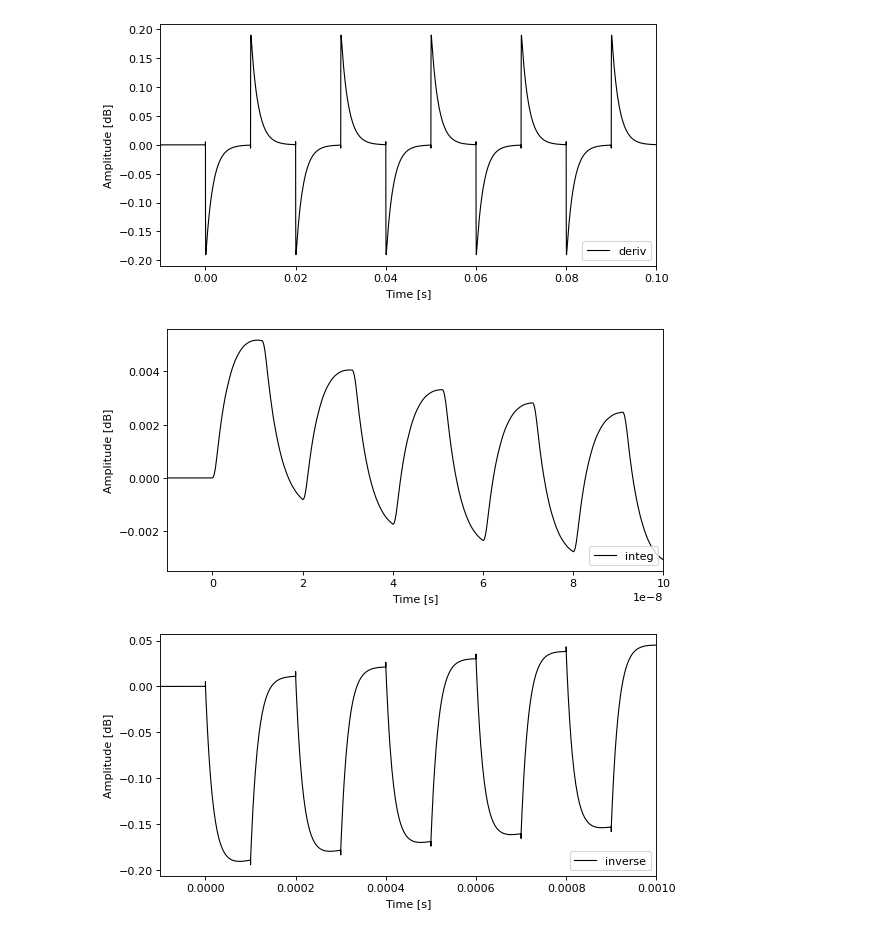
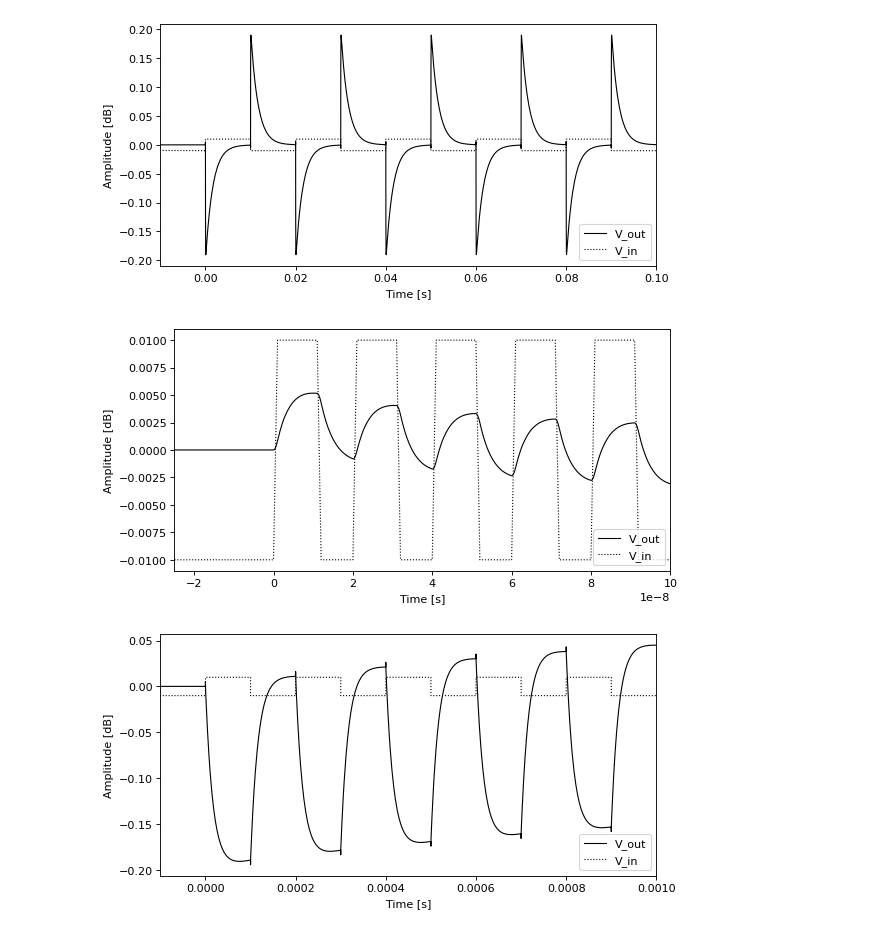
Before and after one commit to massanf/3Sexperiment, a Jupyter notebook: A2/graphing/step.ipynb, the cells around one changed output. Saved outputs shown, nothing was run; the diff lists cells and outputs as text; code cells hidden in the pictures.

```diff
--- a/A2/graphing/step.ipynb
+++ b/A2/graphing/step.ipynb
@@ -2,25 +2,28 @@
 run graphing.ipynb
 # %%
 plt.figure(figsize=(8, 4), dpi=80)
-graph_time("biseki_response_deriv.txt")
+graph_time("biseki_response_deriv.txt",2,name="V_out")
+graph_time("biseki_response_deriv.txt",1,linestyle_="dotted",name="V_in")
 plt.xlim(-0.01,0.1)
 
 plt.savefig("figures/ステップ/微分.png")
 # %% [output]
-[figure, old version]
+[figure, new version]
 # %%
 plt.figure(figsize=(8, 4), dpi=80)
-graph_time("biseki_response_integ.txt")
-plt.xlim(-0.00000001,0.0000001)
+graph_time("biseki_response_integ.txt",2,name="V_out")
+graph_time("biseki_response_integ.txt",1,linestyle_="dotted",name="V_in")
+plt.xlim(-0.000000025,0.0000001)
 
 plt.savefig("figures/ステップ/積分.png")
 # %% [output]
-[figure, old version]
+[figure, new version]
 # %%
 plt.figure(figsize=(8, 4), dpi=80)
-graph_time("biseki_response_inverse.txt")
+graph_time("biseki_response_inverse.txt",2,name="V_out")
+graph_time("biseki_response_inverse.txt",1,linestyle_="dotted",name="V_in")
 plt.xlim(-0.0001,0.001)
 
 plt.savefig("figures/ステップ/反転.png")
 # %% [output]
-[figure, old version]
+[figure, new version]
```
Also changed, not shown: parts of 1 cell of this notebook, 6 other files.
